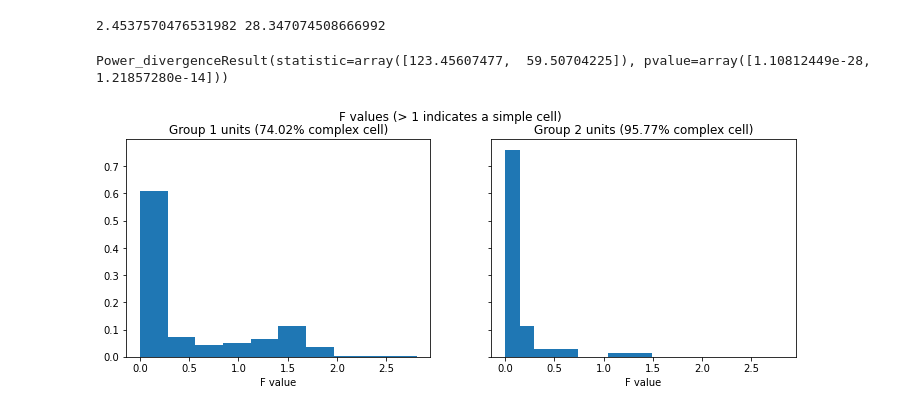
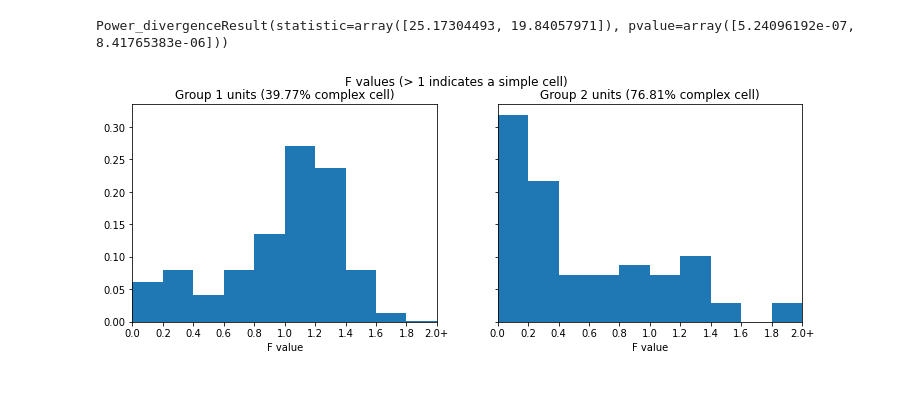
Before and after one commit to sebbkw/rnn, a Jupyter notebook: analyse_network.ipynb, the cells around one changed output. Saved outputs shown, nothing was run; the diff lists cells and outputs as text; code cells hidden in the pictures.

```diff
--- a/analyse_network.ipynb
+++ b/analyse_network.ipynb
@@ -390,7 +450,7 @@ def plot_grating_animation (gratings): # Will only work when called (or output c
         frames=WARMUP+T_STEPS, interval=100
     )
 
-    return HTML(anim.to_html5())
+    return HTML(anim.to_jshtml())
 
 # Graphs is an array of ["rf", "tuning_curve", "preferred_response"]
 def plot_physiology_data (unit, graphs):
@@ -426,18 +486,17 @@ def plot_physiology_data (unit, graphs):
             plt.plot(np.arange(CURVE_FIT_OFFSET, T_STEPS), unit["y_est"])
         plt.xlabel("Frame")
         plt.ylabel("Activity")
+        #plt.ylim([0, 5])
         plt.title(
-            "Activity for SF = {}, orientation = {}, TF = {}, unit {}".format(
-                unit["sf"], unit["orientation"], unit["tf"], unit["unit_idx"]
+            "F = {}, SF = {}, orientation = {}, TF = {}, unit {}".format(
+                round(unit["f"],2), round(unit["sf"], 2), unit["orientation"], round(unit["tf"],2), unit["unit_idx"]
             )
         )
         plt.show()
 
-if False:
-    for unit in physiology_data_group1[:10]:
-        plot_physiology_data(unit, ["tuning_curve", "preferred_response"])
-else:
-    plot_grating_animation(generate_gratings(3/15, 10, 1.5))
+for unit in physiology_data_group1[:10]:
+    plot_physiology_data(unit, ["preferred_response"])
+    print("OSI = {}, DSI = {}".format(unit["OSI"], unit["DSI"]))
 # %%
 # Spatial localisation of units
 
@@ -720,58 +789,59 @@ Text(0.5, 1.0, 'Group 2')
 # %%
-outlier_thresh = 4
+outlier_thresh = 2
 
 max_mean_response_1 = max(u['mean_response'] for u in physiology_data_group1)
 max_mean_response_2 = max(u['mean_response'] for u in physiology_data_group2)
 
-print(max_mean_response_1, max_mean_response_2)
-
 f_values_1 = []
-for i in range(len(averaged_stimuli_group1[1])):
-    unit = physiology_data_group1[i]
+for unit in physiology_data_group1:
     f = unit["f"]
-    if f != False and f < outlier_thresh and unit["mean_response"] > (0.01*max_mean_response_1):
+    if f != False and unit["mean_response"] > (0.01*max_mean_response_1):
         f_values_1.append(f)
 f_values_1 = np.array(f_values_1)
-f_values_1 = f_values_1[f_values_1 < outlier_thresh]
 weights_1 = np.ones_like(f_values_1) / float(len(f_values_1))
 complex_cell_prop_1 = round(len(f_values_1[f_values_1 <= 1]) / len(f_values_1) * 100, 2)
 
-
 f_values_2 = []
-for i in range(len(averaged_stimuli_group2[1])):
-    unit = physiology_data_group2[i]
+for unit in physiology_data_group2:
     f = unit["f"]
-    if f != False and f < outlier_thresh and unit["mean_response"] > (0.01*max_mean_response_2):
+    if f != False and unit["mean_response"] > (0.01*max_mean_response_2):
         f_values_2.append(f)
 f_values_2 = np.array(f_values_2)
-f_values_2 = f_values_2[f_values_2 < outlier_thresh]
 weights_2 = np.ones_like(f_values_2) / float(len(f_values_2))
 complex_cell_prop_2 = round(len(f_values_2[f_values_2 <= 1]) / len(f_values_2) * 100, 2)
 
+bins = np.arange(0, outlier_thresh+0.1, 0.1)
+xlabels = np.round(bins, 1).astype(str)
+xlabels[-1] += '+'
+nlabels = len(xlabels)
+
 fig, axs = plt.subplots(nrows=1, ncols=2, figsize=plt.figaspect(1/3), sharex=True, sharey=True)
-axs[0].hist(f_values_1, bins=10, weights=weights_1)
+axs[0].hist(np.clip(f_values_1, bins[0], bins[-1]), bins=bins, weights=weights_1)
 axs[0].set_title("Group 1 units ({}% complex cell)".format(complex_cell_prop_1))
 axs[0].set_xlabel("F value")
-axs[1].hist(f_values_2, bins=10, weights=weights_2)
+axs[0].set_xticks(bins)
+axs[0].set_xticklabels(xlabels)
+axs[0].set_xlim([0, outlier_thresh])
+
+axs[1].hist(np.clip(f_values_2, bins[0], bins[-1]), bins=bins, weights=weights_2)
 axs[1].set_title("Group 2 units ({}% complex cell)".format(complex_cell_prop_2))
 axs[1].set_xlabel("F value")
 fig.suptitle('F values (> 1 indicates a simple cell)')
 
 f_values_1_complex = len(f_values_1[f_values_1 <= 1])
 f_values_2_complex = len(f_values_2[f_values_2 <= 1])
 f_values_1_simple = len(f_values_1[f_values_1 > 1])
 f_values_2_simple = len(f_values_2[f_values_2 > 1])
 
 chi_sq = np.array([
     [f_values_1_complex, f_values_2_complex],
     [f_values_1_simple, f_values_2_simple]
 ])
 
 scipy.stats.chisquare(chi_sq)
 # %% [output]
-2.4537570476531982 28.347074508666992
+Power_divergenceResult(statistic=array([25.17304493, 19.84057971]), pvalue=array([5.24096192e-07, 8.41765383e-06]))
-Power_divergenceResult(statistic=array([123.45607477,  59.50704225]), pvalue=array([1.10812449e-28, 1.21857280e-14]))
-[figure, old version]
+[figure, new version]
 # %%
 #Plot spike triggered averages and input weights
 def plot_weights (weights_array, rows, columns, offset = 0, title = ""):
```
Also changed, not shown: parts of 10 cells of this notebook, 7 other files.
